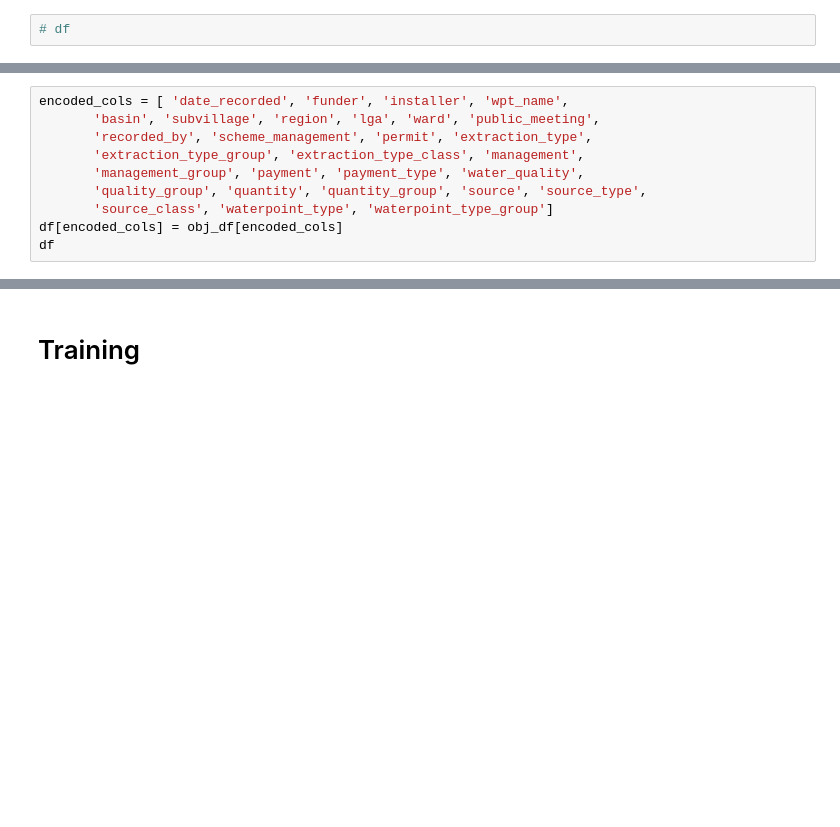
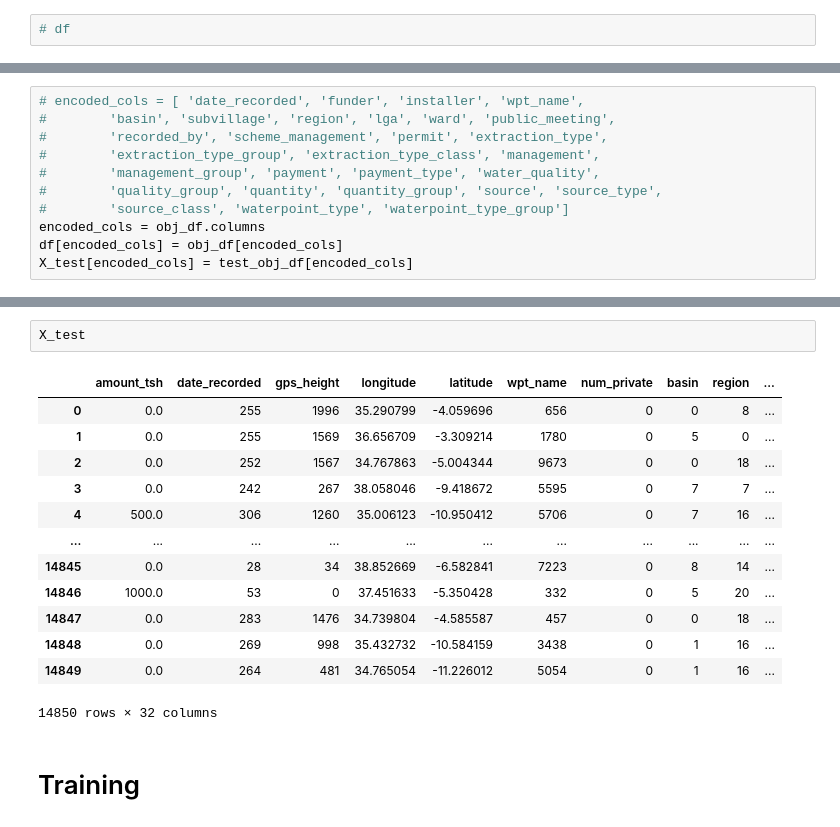
Before and after one commit to anjuchamantha/Machine-Learning-Module-Project, a Jupyter notebook: competition-notebook.ipynb, the cells around one changed output, grey strips where cells are left out. Drawn from its saved outputs; the diff is of its cells as text; blank space fills up the shorter version.

```diff
--- a/competition-notebook.ipynb
+++ b/competition-notebook.ipynb
@@ -246,10 +286,11 @@ obj_df
 # %%
-encoded_cols = [ 'date_recorded', 'funder', 'installer', 'wpt_name',
-       'basin', 'subvillage', 'region', 'lga', 'ward', 'public_meeting',
-       'recorded_by', 'scheme_management', 'permit', 'extraction_type',
-       'extraction_type_group', 'extraction_type_class', 'management',
-       'management_group', 'payment', 'payment_type', 'water_quality',
-       'quality_group', 'quantity', 'quantity_group', 'source', 'source_type',
-       'source_class', 'waterpoint_type', 'waterpoint_type_group']
+# encoded_cols = [ 'date_recorded', 'funder', 'installer', 'wpt_name',
+#        'basin', 'subvillage', 'region', 'lga', 'ward', 'public_meeting',
+#        'recorded_by', 'scheme_management', 'permit', 'extraction_type',
+#        'extraction_type_group', 'extraction_type_class', 'management',
+#        'management_group', 'payment', 'payment_type', 'water_quality',
+#        'quality_group', 'quantity', 'quantity_group', 'source', 'source_type',
+#        'source_class', 'waterpoint_type', 'waterpoint_type_group']
+encoded_cols = obj_df.columns
 df[encoded_cols] = obj_df[encoded_cols]
-df
+X_test[encoded_cols] = test_obj_df[encoded_cols]
@@ -270,3 +313,19 @@ df
+# %%
+X_test
+# %% [output]
+|  | amount_tsh | date_recorded | gps_height | longitude | latitude | wpt_name | num_private | basin | region | ... |
+| 0 | 0.0 | 255 | 1996 | 35.290799 | -4.059696 | 656 | 0 | 0 | 8 | ... |
+| 1 | 0.0 | 255 | 1569 | 36.656709 | -3.309214 | 1780 | 0 | 5 | 0 | ... |
+| 2 | 0.0 | 252 | 1567 | 34.767863 | -5.004344 | 9673 | 0 | 0 | 18 | ... |
+| 3 | 0.0 | 242 | 267 | 38.058046 | -9.418672 | 5595 | 0 | 7 | 7 | ... |
+| 4 | 500.0 | 306 | 1260 | 35.006123 | -10.950412 | 5706 | 0 | 7 | 16 | ... |
+| ... | ... | ... | ... | ... | ... | ... | ... | ... | ... | ... |
+| 14845 | 0.0 | 28 | 34 | 38.852669 | -6.582841 | 7223 | 0 | 8 | 14 | ... |
+| 14846 | 1000.0 | 53 | 0 | 37.451633 | -5.350428 | 332 | 0 | 5 | 20 | ... |
+| 14847 | 0.0 | 283 | 1476 | 34.739804 | -4.585587 | 457 | 0 | 0 | 18 | ... |
+| 14848 | 0.0 | 269 | 998 | 35.432732 | -10.584159 | 3438 | 0 | 1 | 16 | ... |
+| 14849 | 0.0 | 264 | 481 | 34.765054 | -11.226012 | 5054 | 0 | 1 | 16 | ... |
+14850 rows × 32 columns
 # %% [markdown]
 # Training
 # %% [markdown]
```
Also changed, not shown: parts of 24 cells of this notebook.
